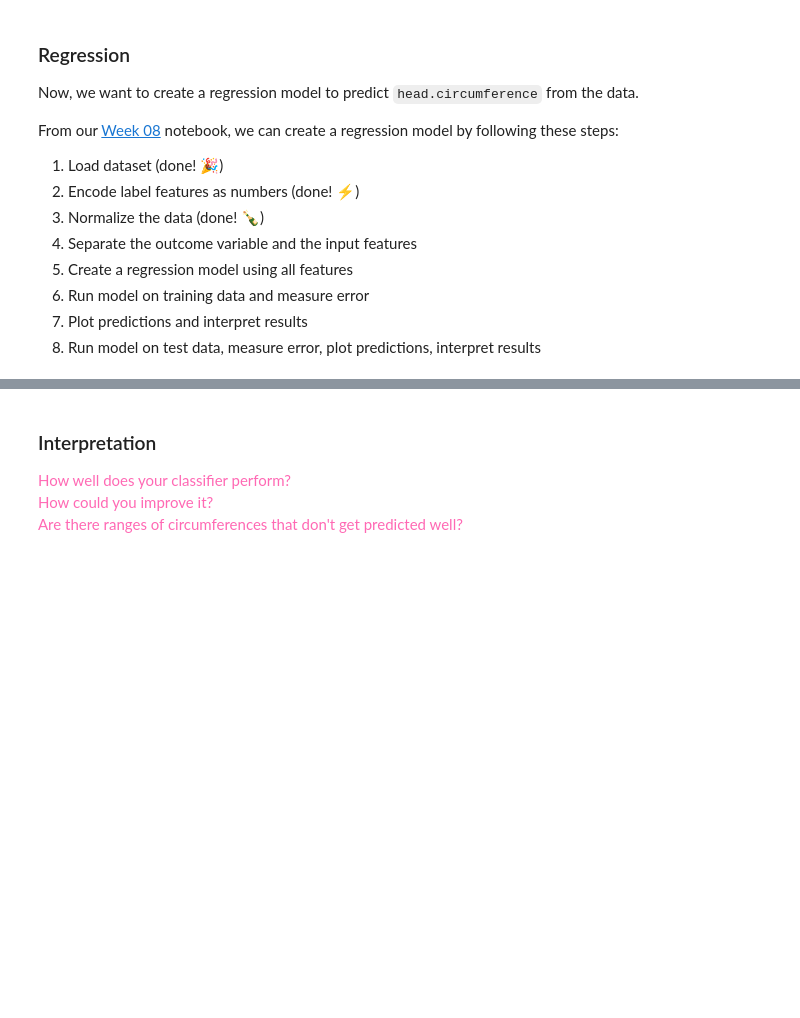
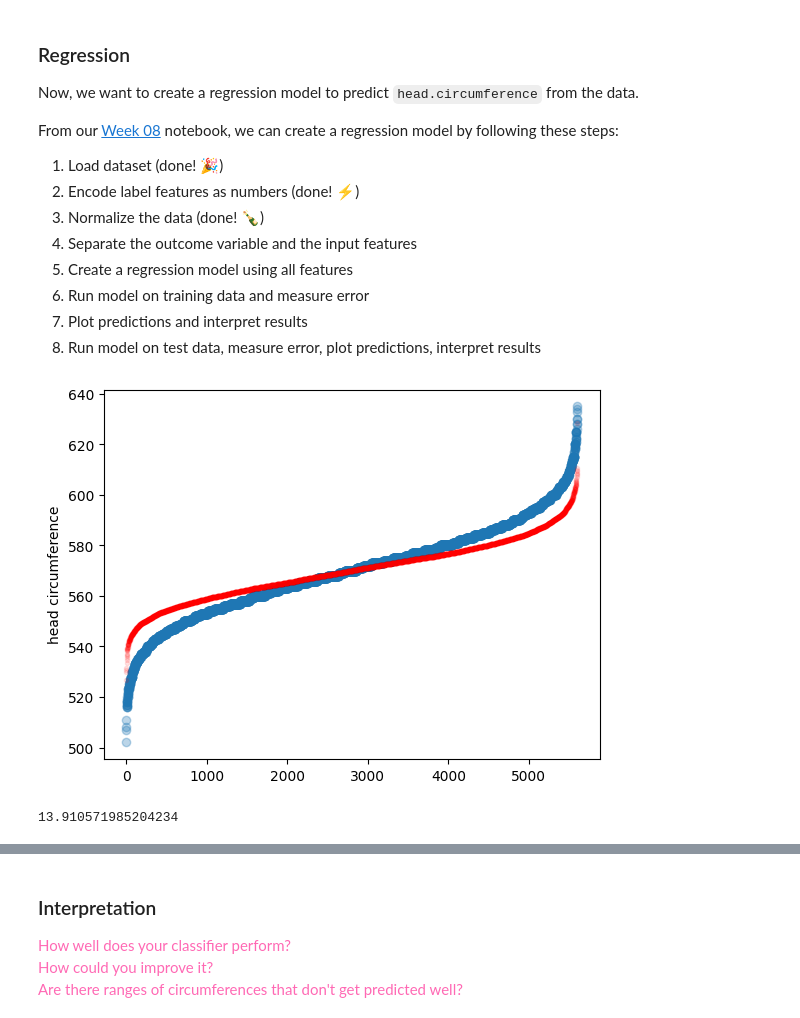
Before and after one commit to idmmachinelearning-ms/HW08, a Jupyter notebook: HW08.ipynb, the cells around one changed output, grey strips where cells are left out. Saved outputs shown, nothing was run; the diff lists cells and outputs as text; code cells hidden in the pictures; blank space fills up the shorter version.

```diff
--- a/HW08.ipynb
+++ b/HW08.ipynb
@@ -234,2 +226,34 @@ From our [Week 08](https://github.com/DM-GY-9103-2024F-H/WK08) notebook, we can
+# %%
+# Work on Regression Model here
+
+## Separate outcome variable and input features
+headcirc = ansur_scaled["head.circumference"]
+features = ansur_scaled.drop(columns=["head.circumference"])
+
+## Create a regression model
+headcirc_model = LinearRegression()
+headcirc_model.fit(features, headcirc)
+
+predicted_scaled = headcirc_model.predict(features)
+predicted = ansur_scaler.inverse_transform(predicted_scaled)
+
+## Measure error on training data
+regression_error(new_ansur_df["head.circumference"], predicted["head.circumference"])
+
+## Plot predictions and interpret results
+headcirc_original = new_ansur_df["head.circumference"]
+headcirc_predicted = predicted["head.circumference"]
+
+# Plot the original and predicted prices
+plt.plot(sorted(headcirc_original), marker='o', linestyle='', alpha=0.3)
+plt.plot(sorted(headcirc_predicted), color='r', marker='o', markersize='3', linestyle='', alpha=0.1)
+plt.ylabel("head circumference")
+plt.show()
+# %% [output]
+[figure, added]
+# %%
+print(regression_error(new_ansur_df["head.circumference"], predicted["head.circumference"]))
+# %% [output]
+13.910571985204234
 # %%
 ## Load Test Data
```
Also changed, not shown: parts of 9 cells of this notebook.
